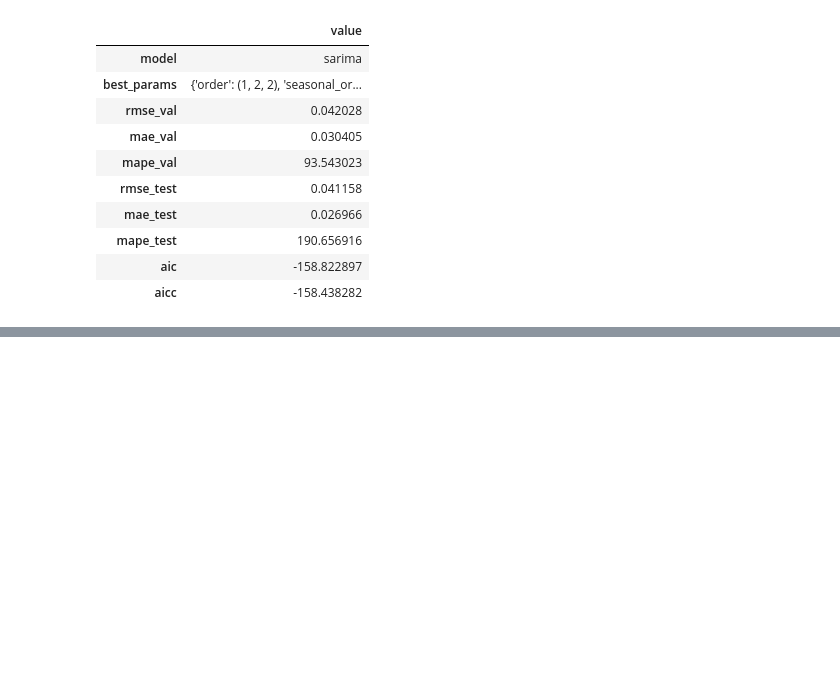
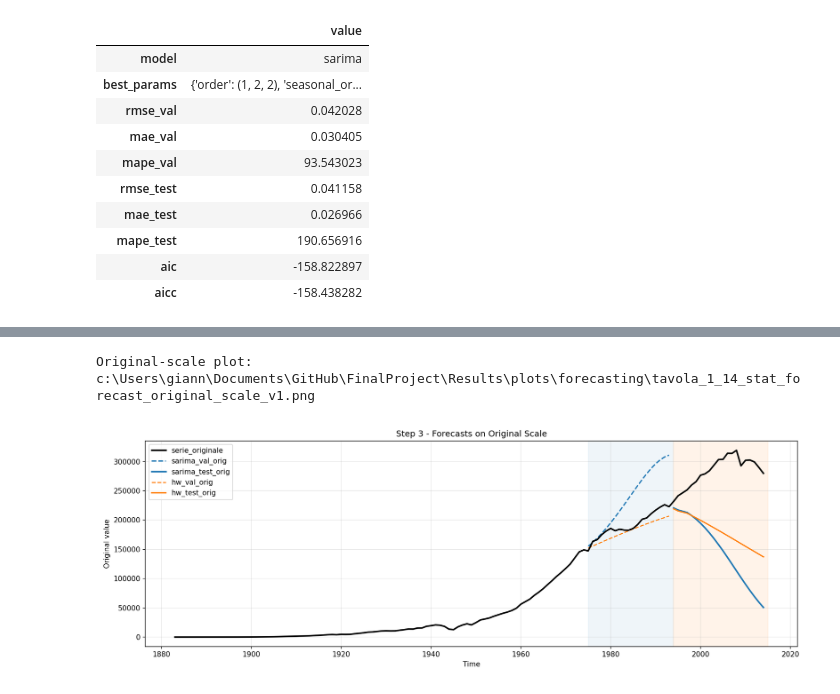
Before and after one commit to 1ngVG-OA/FinalProject, a Jupyter notebook: Tavola_1.14.ipynb, the cells around one changed output, grey strips where cells are left out. Saved outputs shown, nothing was run; the diff lists cells and outputs as text; code cells hidden in the pictures; blank space fills up the shorter version.

Commit message:
ADD: Check on origina table

```diff
--- a/Tavola_1.14.ipynb
+++ b/Tavola_1.14.ipynb
@@ -449,0 +456,14 @@ Test MAPE: 190.6569%
+# %%
+from pathlib import Path
+from IPython.display import Image, display
+
+orig_plot_path = stat_plots_dir / "tavola_1_14_stat_forecast_original_scale_v1.png"
+
+print(f"Original-scale plot: {orig_plot_path}")
+if Path(orig_plot_path).exists():
+    display(Image(filename=str(orig_plot_path)))
+else:
+    print("Plot non trovato. Esegui main.py per rigenerare gli artifact di Step 3.")
+# %% [output]
+Original-scale plot: c:\Users\giann\Documents\GitHub\FinalProject\Results\plots\forecasting\tavola_1_14_stat_forecast_original_scale_v1.png
+[figure, added]
```
Also changed, not shown: parts of 1 cell of this notebook, 4 other files.
